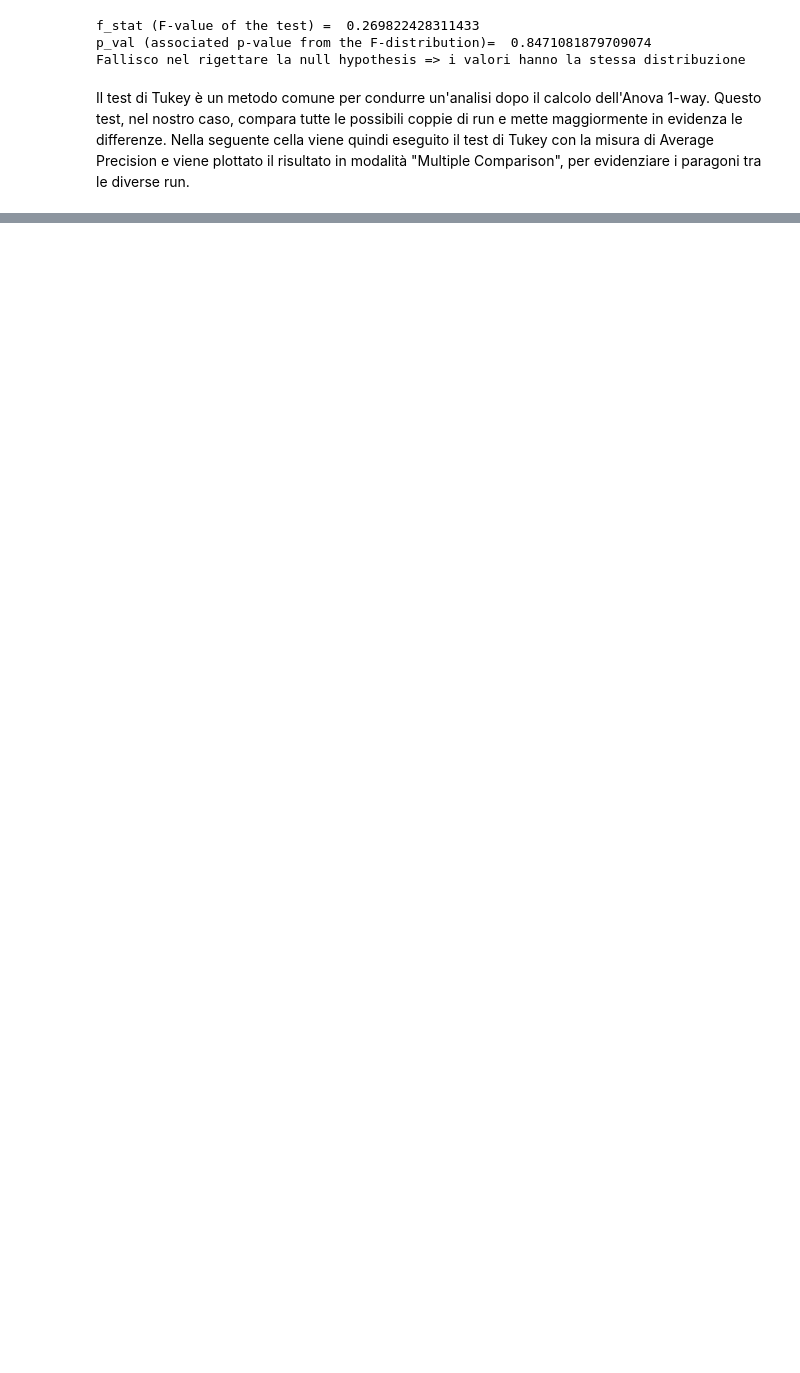
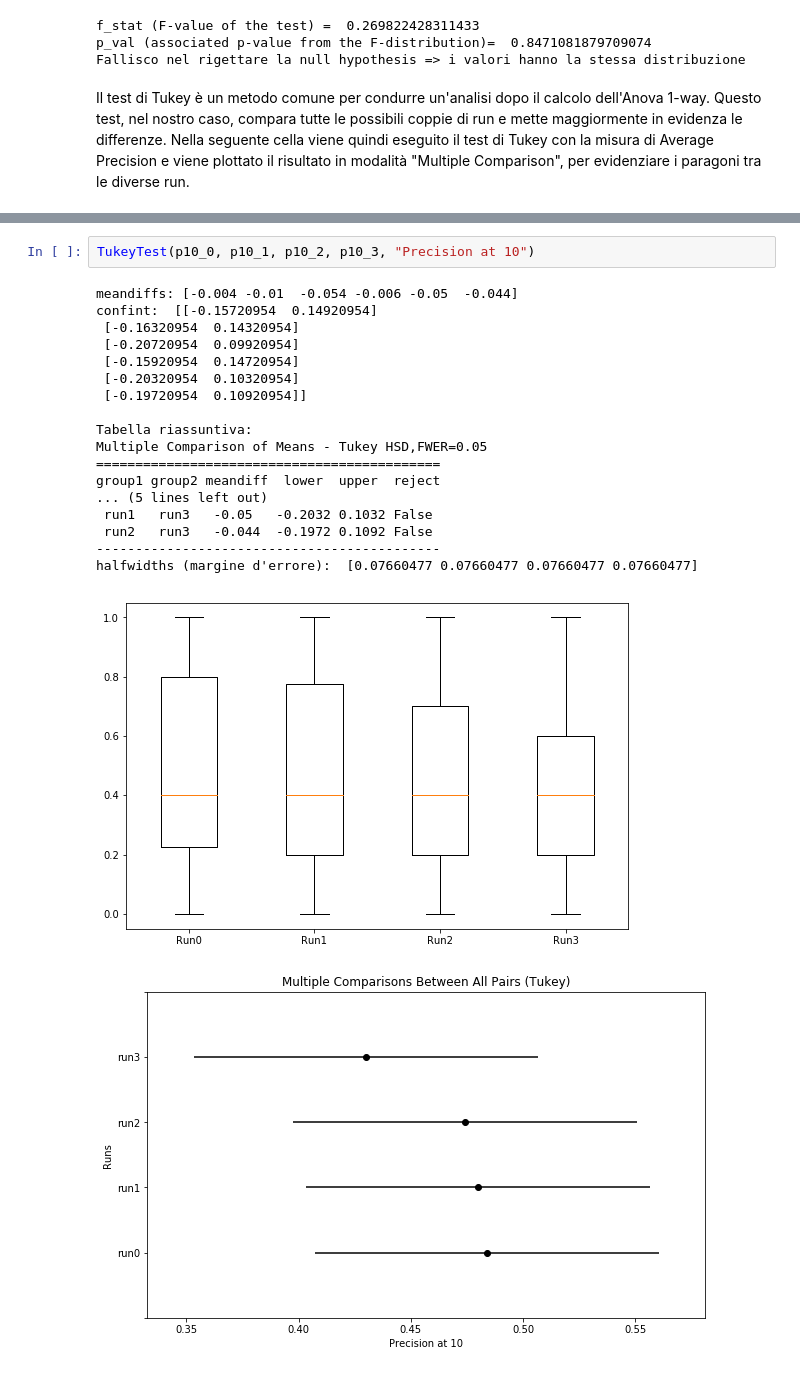
Before and after one commit to yleniag/Information-Retrival-Homework-1, a Jupyter notebook: Homework1-IR.ipynb, the cells around one changed output, grey strips where cells are left out. Saved outputs shown, nothing was run; the diff lists cells and outputs as text; blank space fills up the shorter version.

```diff
--- a/Homework1-IR.ipynb
+++ b/Homework1-IR.ipynb
@@ -242,0 +324,22 @@ Nella seguente cella viene quindi eseguito il test di Tukey con la misura di Ave
+# %%
+TukeyTest(p10_0, p10_1, p10_2, p10_3, "Precision at 10")
+# %% [output]
+meandiffs: [-0.004 -0.01  -0.054 -0.006 -0.05  -0.044]
+confint:  [[-0.15720954  0.14920954]
+ [-0.16320954  0.14320954]
+ [-0.20720954  0.09920954]
+ [-0.15920954  0.14720954]
+ [-0.20320954  0.10320954]
+ [-0.19720954  0.10920954]]
+
+Tabella riassuntiva:
+Multiple Comparison of Means - Tukey HSD,FWER=0.05
+============================================
+group1 group2 meandiff  lower  upper  reject
+... (5 lines left out)
+ run1   run3   -0.05   -0.2032 0.1032 False
+ run2   run3   -0.044  -0.1972 0.1092 False
+--------------------------------------------
+halfwidths (margine d'errore):  [0.07660477 0.07660477 0.07660477 0.07660477]
+[figure, added]
+[figure, added]
```
Also changed, not shown: parts of 16 cells of this notebook, 19 other files.
